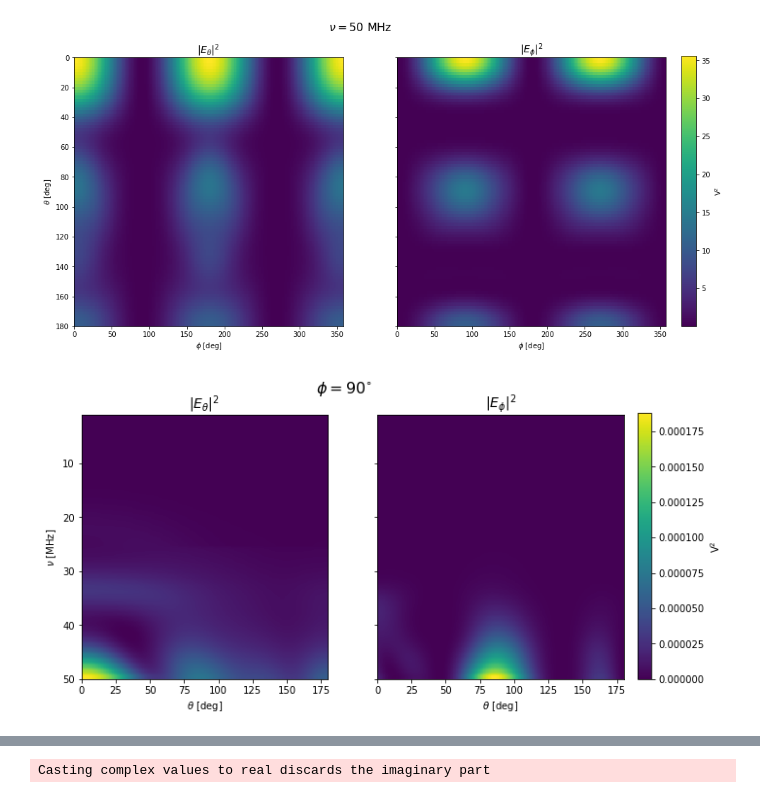
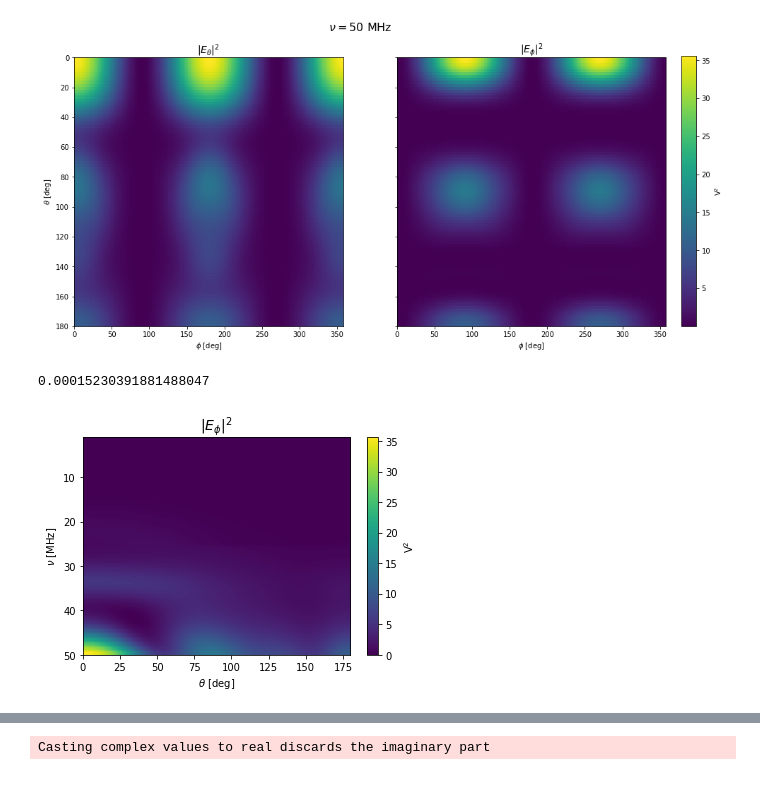
Before and after one commit to christianhbye/lusee_sky_simulations, a Jupyter notebook: notebooks/mock_lusee_night_analysis.ipynb, the cells around one changed output, grey strips where cells are left out. Cells and saved outputs as stored; diff of their text form; code cells hidden in the pictures.

```diff
--- a/notebooks/mock_lusee_night_analysis.ipynb
+++ b/notebooks/mock_lusee_night_analysis.ipynb
@@ -41,23 +43,41 @@ for freq in [10, 40, 50]:
 [figure]
 [figure]
 [figure]
+# %%
+np.abs(uvb.data_array[1, 0, 0, :, :, 0]**2).max()
+# %% [output]
+0.00015230391881488047
 # %%
+# lt, rt = np.degrees(uvb.axis2_array).min(), np.degrees(uvb.axis2_array).max()
+# tf, bf = uvb.freq_array[0].min()/1e6, uvb.freq_array[0].max()/1e6
+# ex_tf = [lt, rt, bf, tf]
+# components = ["$|E_\\theta|^2$", "$|E_\phi|^2$"]
+
+# fig, axs = plt.subplots(figsize=(10, 5), ncols=2, sharex=True, sharey=True)
+# for i, ax in enumerate(axs.ravel()):
+#     col = i
+#     im = ax.imshow(np.abs(uvb.data_array[col, 0, 0, :, :, 90]**2), aspect="auto", extent=ex_tf)
+#     #im.set_clim(0,10)
+#     ax.set_title(components[i], fontsize=14)
+#     ax.set_xlabel("$\\theta$ [deg]")
+#     if i == 0:
+#         ax.set_ylabel("$\\nu$ [MHz]")
+# cax=fig.add_axes([0.92, 0.125, .02, .76])
+# plt.colorbar(im, cax, label="$\\rm{V}^2$")
+# plt.suptitle("$\\phi = 90^{\circ}$", fontsize=16)
+# plt.show()
+
 lt, rt = np.degrees(uvb.axis2_array).min(), np.degrees(uvb.axis2_array).max()
 tf, bf = uvb.freq_array[0].min()/1e6, uvb.freq_array[0].max()/1e6
 ex_tf = [lt, rt, bf, tf]
 components = ["$|E_\\theta|^2$", "$|E_\phi|^2$"]
 
-fig, axs = plt.subplots(figsize=(10, 5), ncols=2, sharex=True, sharey=True)
-for i, ax in enumerate(axs.ravel()):
-    col = i
-    im = ax.imshow(np.abs(uvb.data_array[col, 0, 0, :, :, 90]**2), aspect="auto", extent=ex_tf)
-    ax.set_title(components[i], fontsize=14)
-    ax.set_xlabel("$\\theta$ [deg]")
-    if i == 0:
-        ax.set_ylabel("$\\nu$ [MHz]")
-cax=fig.add_axes([0.92, 0.125, .02, .76])
-plt.colorbar(im, cax, label="$\\rm{V}^2$")
-plt.suptitle("$\\phi = 90^{\circ}$", fontsize=16)
+plt.figure()
+im = plt.imshow(np.abs(uvb.data_array[0, 0, 0, :, :, 90]**2), aspect="auto", extent=ex_tf)
+plt.title(components[i], fontsize=14)
+plt.xlabel("$\\theta$ [deg]")
+plt.ylabel("$\\nu$ [MHz]")
+plt.colorbar(label="$\\rm{V}^2$")
 plt.show()
 # %% [output]
-[figure, old version]
+[figure, new version]
```
Also changed, not shown: parts of 19 cells of this notebook.
